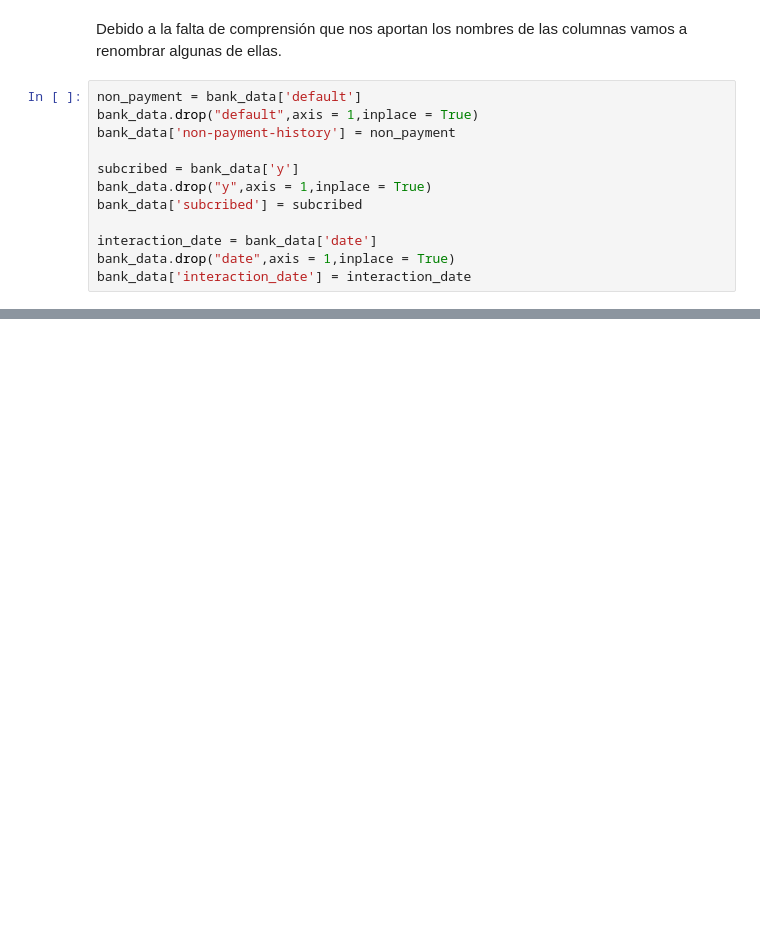
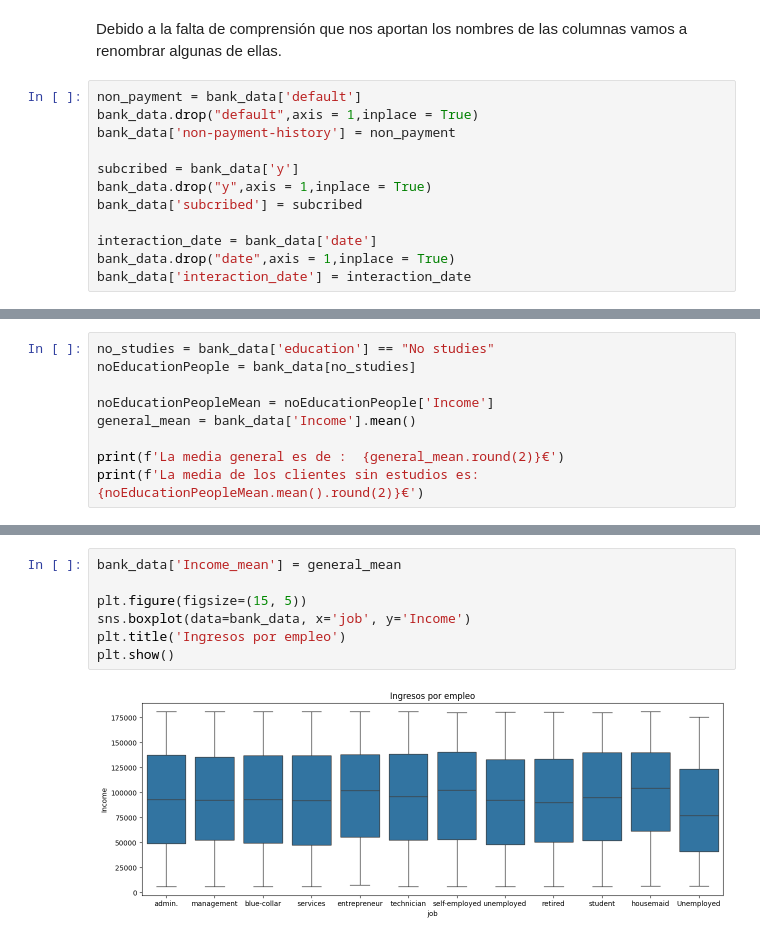
Before and after one commit to OscarCasahe/Python_for_data, a Jupyter notebook: dev/proyecto_EDA.ipynb, the cells around one changed output, grey strips where cells are left out. Drawn from its saved outputs; the diff is of its cells as text; blank space fills up the shorter version.

```diff
--- a/dev/proyecto_EDA.ipynb
+++ b/dev/proyecto_EDA.ipynb
@@ -294,0 +312,9 @@ Name: count, dtype: int64
+# %%
+no_studies = bank_data['education'] == "No studies"
+noEducationPeople = bank_data[no_studies]
+
+noEducationPeopleMean = noEducationPeople['Income']
+general_mean = bank_data['Income'].mean()
+
+print(f'La media general es de :  {general_mean.round(2)}€')
+print(f'La media de los clientes sin estudios es:  {noEducationPeopleMean.mean().round(2)}€')
@@ -294,0 +343,9 @@ Name: count, dtype: int64
+# %%
+bank_data['Income_mean'] = general_mean
+
+plt.figure(figsize=(15, 5))
+sns.boxplot(data=bank_data, x='job', y='Income')
+plt.title('Ingresos por empleo')
+plt.show()
+# %% [output]
+[figure, added]
```
Also changed, not shown: parts of 14 cells of this notebook, 1 other file.
